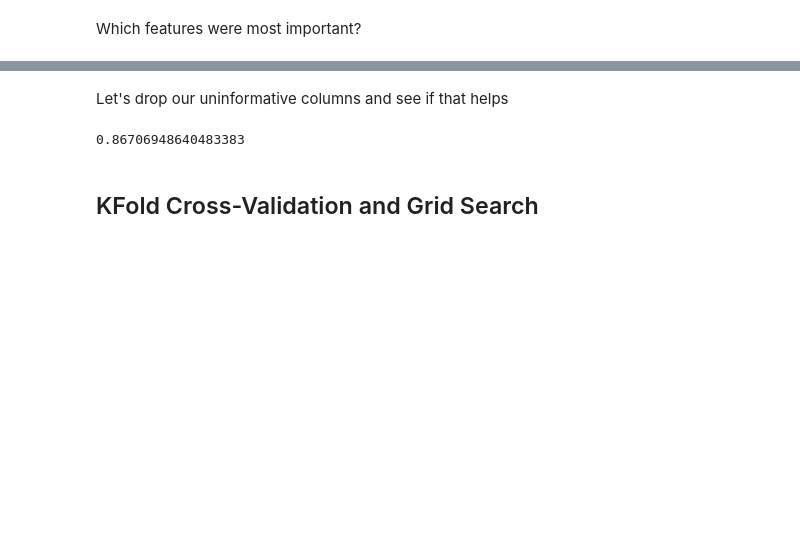
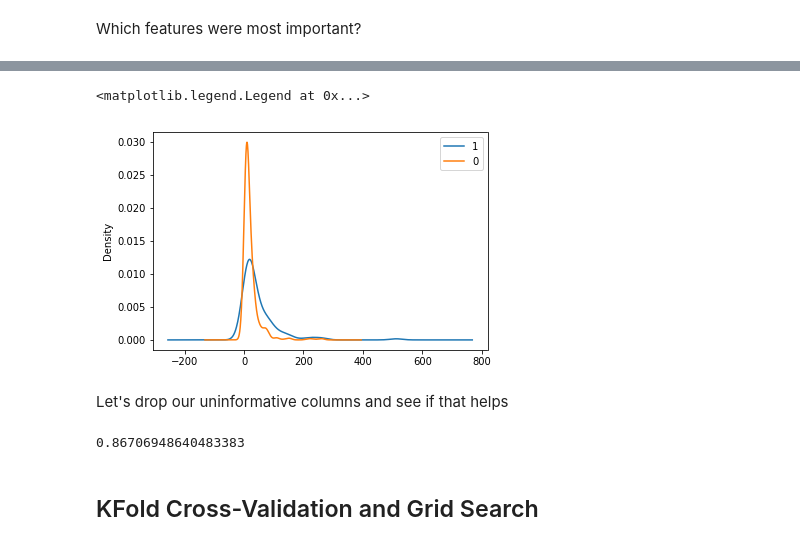
Before and after one commit to jvivian/Children-of-Skynet, a Jupyter notebook: titanic-exercise/titanic-jv.ipynb, the cells around one changed output, grey strips where cells are left out. Cells and saved outputs as stored; diff of their text form; code cells hidden in the pictures; blank space fills up the shorter version.

```diff
--- a/titanic-exercise/titanic-jv.ipynb
+++ b/titanic-exercise/titanic-jv.ipynb
@@ -166,3 +177,10 @@ plt.ylabel('Feature Importance Score')
+# %%
+df[df.Survived == 1].Fare.plot(kind='kde', label='1')
+df[df.Survived == 0].Fare.plot(kind='kde', label='0')
+plt.legend()
+# %% [output]
+<matplotlib.legend.Legend at 0x...>
+[figure, added]
 # %% [markdown]
 Let's drop our uninformative columns and see if that helps
 # %%
```
Also changed, not shown: parts of 5 cells of this notebook, 1 other file.
